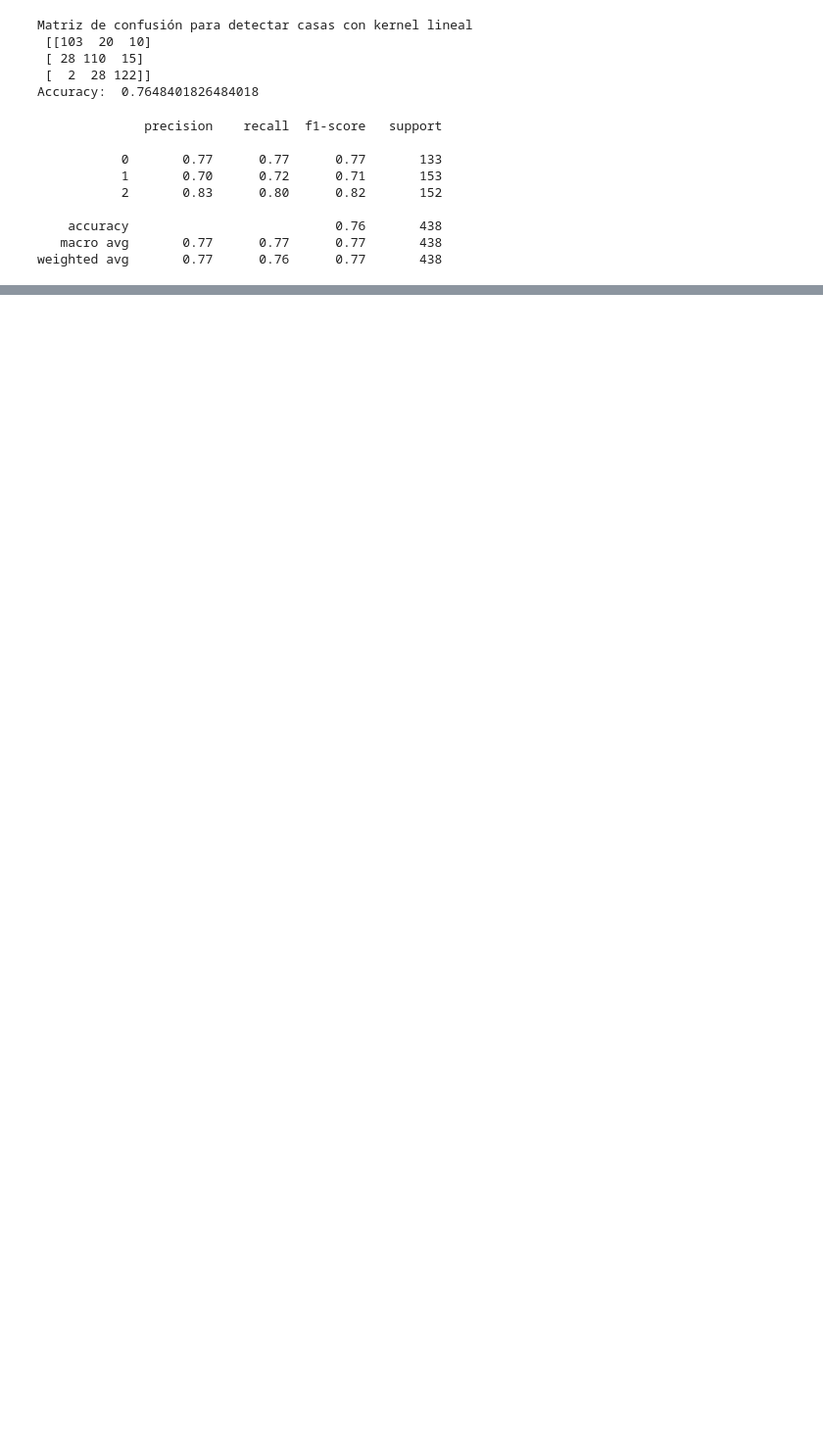
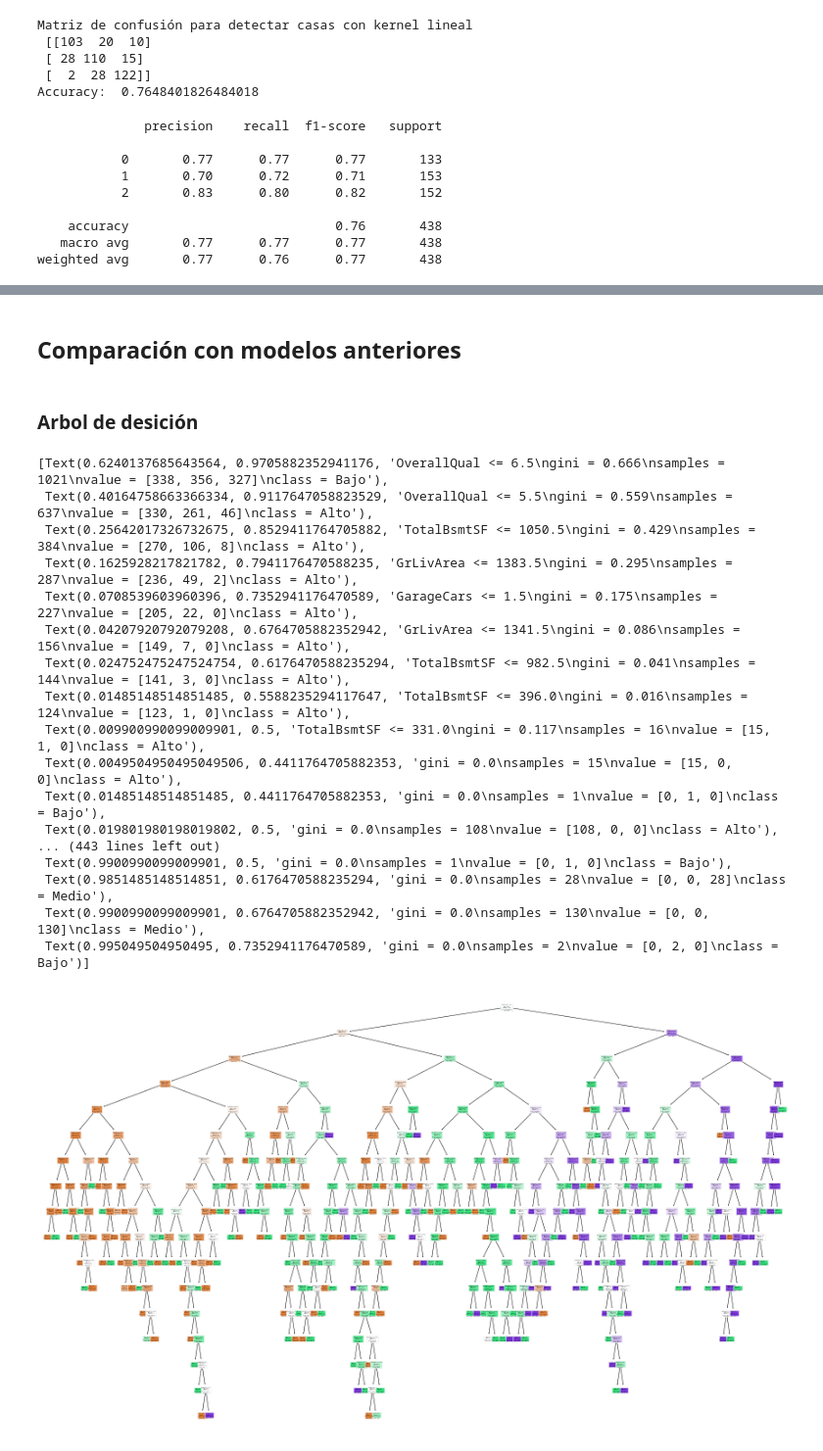
Before and after one commit to JJHH06/SVM_houses, a Jupyter notebook: SVM.ipynb, the cells around one changed output, grey strips where cells are left out. Shown: that part at 98% size. Saved outputs shown, nothing was run; the diff lists cells and outputs as text; code cells hidden in the pictures; blank space fills up the shorter version.

```diff
--- a/SVM.ipynb
+++ b/SVM.ipynb
@@ -307,0 +373,28 @@ weighted avg       0.75      0.75      0.75       438
+# %% [markdown]
+## Comparación con modelos anteriores
+# %% [markdown]
+### Arbol de desición
+# %%
+arbol = DecisionTreeClassifier(random_state=123)
+arbol = arbol.fit(X_train, y_train)
+tree.plot_tree(arbol,feature_names=data[predictors_1].columns,
+               class_names=['Alto','Bajo','Medio'],filled=True )
+# %% [output]
+[Text(0.6240137685643564, 0.9705882352941176, 'OverallQual <= 6.5\ngini = 0.666\nsamples = 1021\nvalue = [338, 356, 327]\nclass = Bajo'),
+ Text(0.40164758663366334, 0.9117647058823529, 'OverallQual <= 5.5\ngini = 0.559\nsamples = 637\nvalue = [330, 261, 46]\nclass = Alto'),
+ Text(0.25642017326732675, 0.8529411764705882, 'TotalBsmtSF <= 1050.5\ngini = 0.429\nsamples = 384\nvalue = [270, 106, 8]\nclass = Alto'),
+ Text(0.1625928217821782, 0.7941176470588235, 'GrLivArea <= 1383.5\ngini = 0.295\nsamples = 287\nvalue = [236, 49, 2]\nclass = Alto'),
+ Text(0.0708539603960396, 0.7352941176470589, 'GarageCars <= 1.5\ngini = 0.175\nsamples = 227\nvalue = [205, 22, 0]\nclass = Alto'),
+ Text(0.04207920792079208, 0.6764705882352942, 'GrLivArea <= 1341.5\ngini = 0.086\nsamples = 156\nvalue = [149, 7, 0]\nclass = Alto'),
+ Text(0.024752475247524754, 0.6176470588235294, 'TotalBsmtSF <= 982.5\ngini = 0.041\nsamples = 144\nvalue = [141, 3, 0]\nclass = Alto'),
+ Text(0.01485148514851485, 0.5588235294117647, 'TotalBsmtSF <= 396.0\ngini = 0.016\nsamples = 124\nvalue = [123, 1, 0]\nclass = Alto'),
+ Text(0.009900990099009901, 0.5, 'TotalBsmtSF <= 331.0\ngini = 0.117\nsamples = 16\nvalue = [15, 1, 0]\nclass = Alto'),
+ Text(0.0049504950495049506, 0.4411764705882353, 'gini = 0.0\nsamples = 15\nvalue = [15, 0, 0]\nclass = Alto'),
+ Text(0.01485148514851485, 0.4411764705882353, 'gini = 0.0\nsamples = 1\nvalue = [0, 1, 0]\nclass = Bajo'),
+ Text(0.019801980198019802, 0.5, 'gini = 0.0\nsamples = 108\nvalue = [108, 0, 0]\nclass = Alto'),
+... (443 lines left out)
+ Text(0.9900990099009901, 0.5, 'gini = 0.0\nsamples = 1\nvalue = [0, 1, 0]\nclass = Bajo'),
+ Text(0.9851485148514851, 0.6176470588235294, 'gini = 0.0\nsamples = 28\nvalue = [0, 0, 28]\nclass = Medio'),
+ Text(0.9900990099009901, 0.6764705882352942, 'gini = 0.0\nsamples = 130\nvalue = [0, 0, 130]\nclass = Medio'),
+ Text(0.995049504950495, 0.7352941176470589, 'gini = 0.0\nsamples = 2\nvalue = [0, 2, 0]\nclass = Bajo')]
+[figure, added]
```
Also changed, not shown: parts of 33 cells of this notebook.
